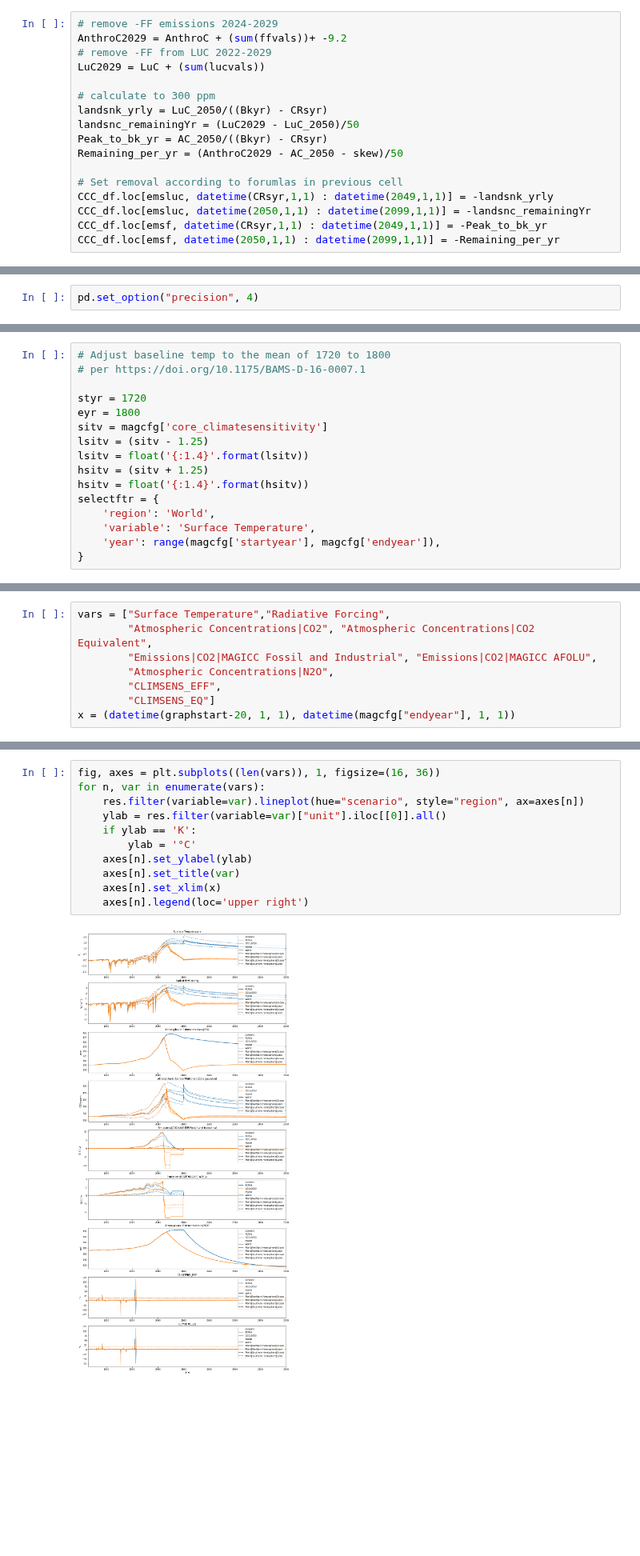
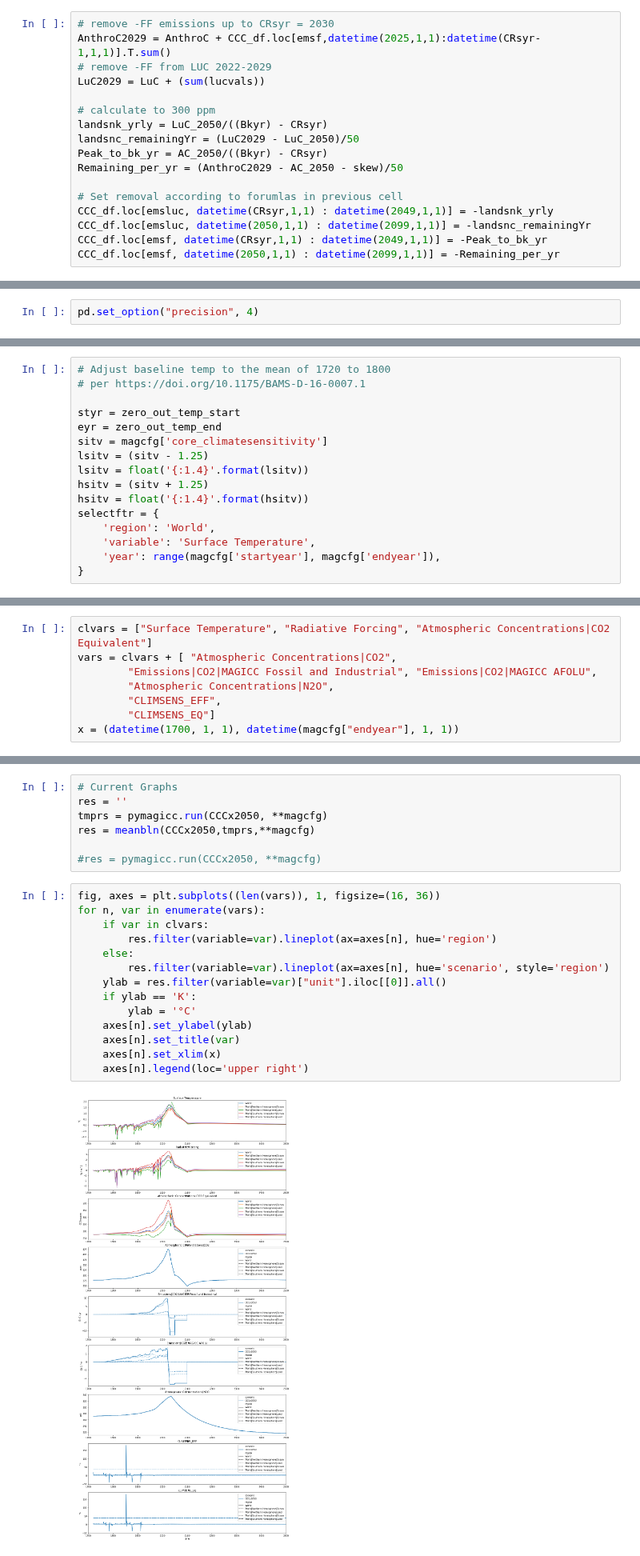
Before and after one commit to hsbay/cdrmex, a Jupyter notebook: ONCtests.ipynb, the cells around one changed output, grey strips where cells are left out. Shown at 80% size. Drawn from its saved outputs; the diff is of its cells as text; blank space fills up the shorter version.

Commit message:
Added more debugging, and color charts. Changed sensitivity to 3.6 to better match current warming [2015-2020] which has forced the ending temp up to .052ºC.

```diff
--- a/ONCtests.ipynb
+++ b/ONCtests.ipynb
@@ -238,8 +248,8 @@ CCC_df = df.copy()
 #df.style #print copy for diags
 #df.loc[:,datetime(2005,1,1,0):datetime(2035,1,1,0)].style
 # %%
-# remove -FF emissions 2024-2029
-AnthroC2029 = AnthroC + (sum(ffvals))+ -9.2
+# remove -FF emissions up to CRsyr = 2030
+AnthroC2029 = AnthroC + CCC_df.loc[emsf,datetime(2025,1,1):datetime(CRsyr-1,1,1)].T.sum()
 # remove -FF from LUC 2022-2029
 LuC2029 = LuC + (sum(lucvals))
 
@@ -394,8 +407,8 @@ pd.set_option("precision", 4)
 # Adjust baseline temp to the mean of 1720 to 1800
 # per https://doi.org/10.1175/BAMS-D-16-0007.1
 
-styr = 1720
-eyr = 1800
+styr = zero_out_temp_start
+eyr = zero_out_temp_end
 sitv = magcfg['core_climatesensitivity']
 lsitv = (sitv - 1.25)
 lsitv = float('{:1.4}'.format(lsitv))
@@ -418,11 +439,11 @@ def meanbln(scen,mgdata,**cfgs):
     origts.loc[updated.index.values] = updated
     return(MAGICCData(origts.copy()))
 # %%
-vars = ["Surface Temperature","Radiative Forcing",
-        "Atmospheric Concentrations|CO2", "Atmospheric Concentrations|CO2 Equivalent",
+clvars = ["Surface Temperature", "Radiative Forcing", "Atmospheric Concentrations|CO2 Equivalent"]
+vars = clvars + [ "Atmospheric Concentrations|CO2",
         "Emissions|CO2|MAGICC Fossil and Industrial", "Emissions|CO2|MAGICC AFOLU",
         "Atmospheric Concentrations|N2O",
         "CLIMSENS_EFF",
         "CLIMSENS_EQ"]
-x = (datetime(graphstart-20, 1, 1), datetime(magcfg["endyear"], 1, 1))
+x = (datetime(1700, 1, 1), datetime(magcfg["endyear"], 1, 1))
 # %%
@@ -449,16 +461,26 @@ Wall time: 10.7 s
+# %%
+# Current Graphs
+res = ''
+tmprs = pymagicc.run(CCCx2050, **magcfg)
+res = meanbln(CCCx2050,tmprs,**magcfg)
+
+#res = pymagicc.run(CCCx2050, **magcfg)
 # %%
 fig, axes = plt.subplots((len(vars)), 1, figsize=(16, 36))
 for n, var in enumerate(vars):
-    res.filter(variable=var).lineplot(hue="scenario", style="region", ax=axes[n])
+    if var in clvars:
+        res.filter(variable=var).lineplot(ax=axes[n], hue='region')
+    else:
+        res.filter(variable=var).lineplot(ax=axes[n], hue='scenario', style='region')
     ylab = res.filter(variable=var)["unit"].iloc[[0]].all()
     if ylab == 'K':
         ylab = '°C'
     axes[n].set_ylabel(ylab)
     axes[n].set_title(var)
     axes[n].set_xlim(x)
     axes[n].legend(loc='upper right')
 # %% [output]
-[figure, old version]
+[figure, new version]
 # %% [markdown]
 # Diagnostic Output
 # %%
```
Also changed, not shown: parts of 20 cells of this notebook.
